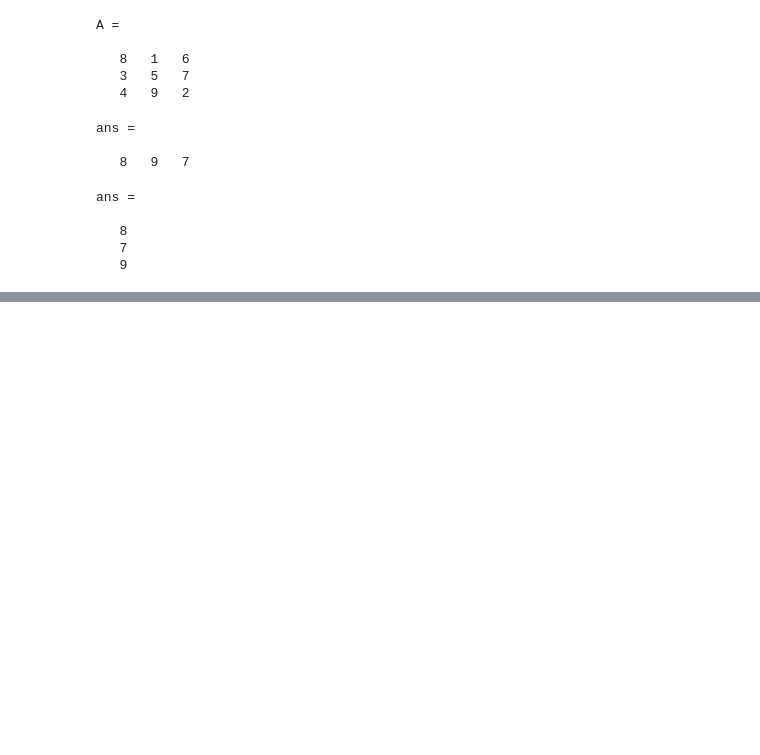
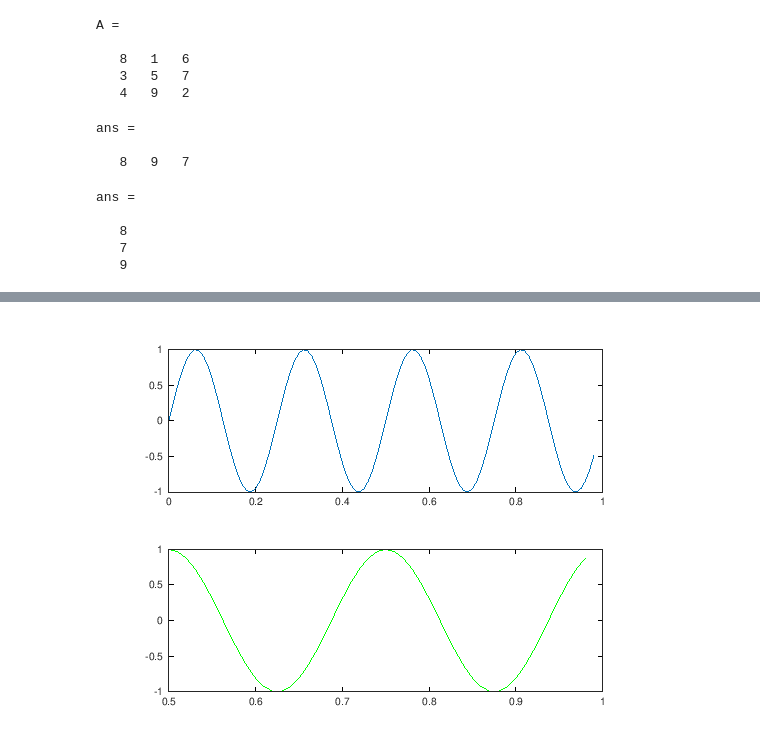
Before and after one commit to mxagar/machine_learning_coursera, a Jupyter notebook: 01_LinearRegression/01_1_Octave_Tutorial.ipynb, the cells around one changed output, grey strips where cells are left out. Drawn from its saved outputs; the diff is of its cells as text; code cells hidden in the pictures; blank space fills up the shorter version.

```diff
--- a/01_LinearRegression/01_1_Octave_Tutorial.ipynb
+++ b/01_LinearRegression/01_1_Octave_Tutorial.ipynb
@@ -758,0 +899,12 @@ ans =
+# %%
+% Divide the plotting canvas into a 1x2 grid
+% and go to first area/element
+subplot(2,1,1);
+plot(t,y1)
+% Second area/element
+subplot(2,1,2);
+plot(t,y2,'g')
+% Change the axis range/scale of the 2nd area: xmin xmax ymin ymax
+axis([0.5 1 -1 1])
+# %% [output]
+[figure, added]
```
Also changed, not shown: parts of 34 cells of this notebook.
